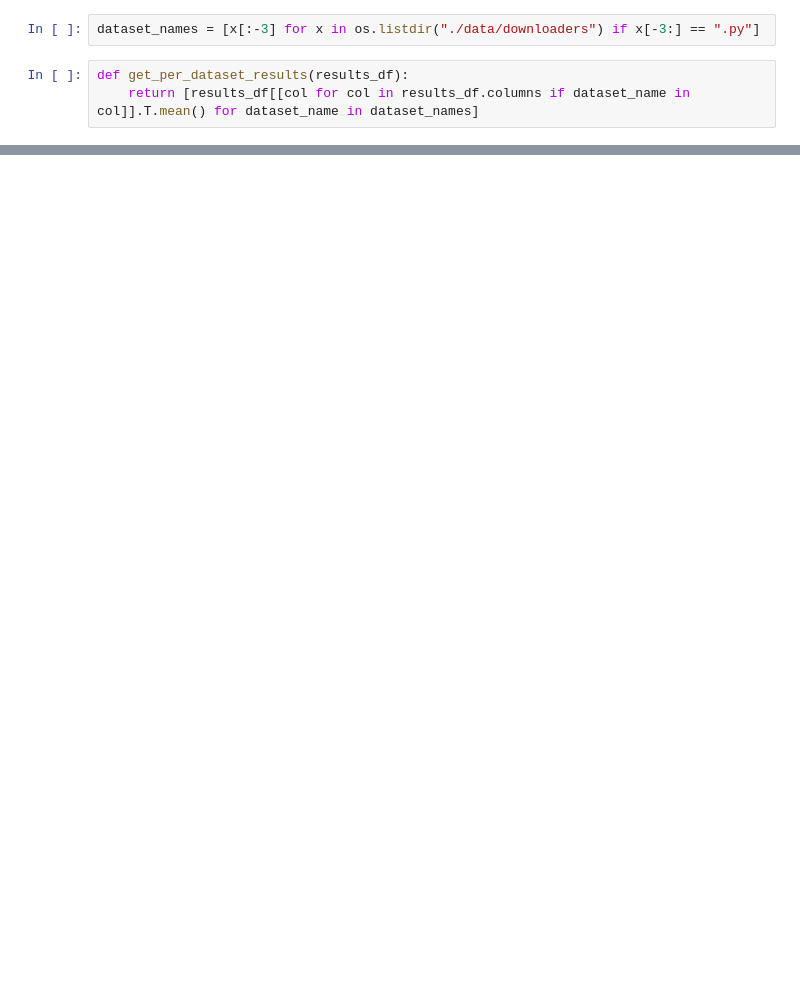
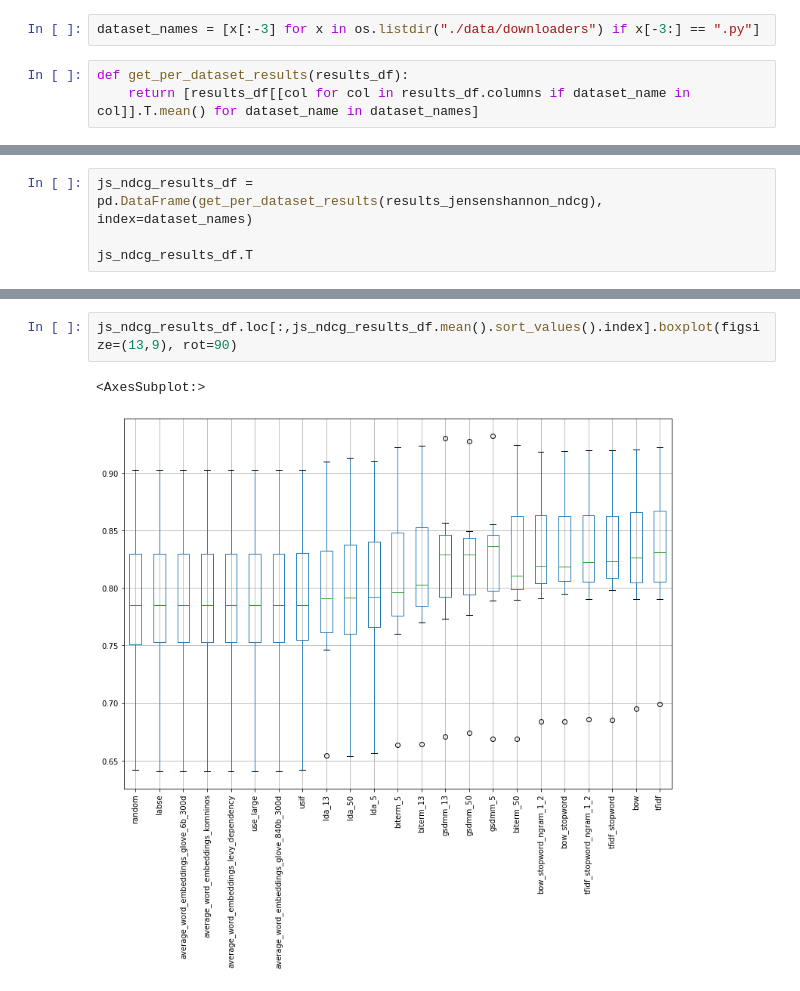
Before and after one commit to Peter-Devine/feedback_embedding_comparison, a Jupyter notebook: per_dataset_analysis.ipynb, the cells around one changed output, grey strips where cells are left out. Cells and saved outputs as stored; diff of their text form; blank space fills up the shorter version.

```diff
--- a/per_dataset_analysis.ipynb
+++ b/per_dataset_analysis.ipynb
@@ -95,0 +103,4 @@ dtype: float64
+# %%
+js_ndcg_results_df = pd.DataFrame(get_per_dataset_results(results_jensenshannon_ndcg), index=dataset_names)
+
+js_ndcg_results_df.T
@@ -95,0 +125,5 @@ dtype: float64
+# %%
+js_ndcg_results_df.loc[:,js_ndcg_results_df.mean().sort_values().index].boxplot(figsize=(13,9), rot=90)
+# %% [output]
+<AxesSubplot:>
+[figure, added]
```
Also changed, not shown: parts of 20 cells of this notebook.
